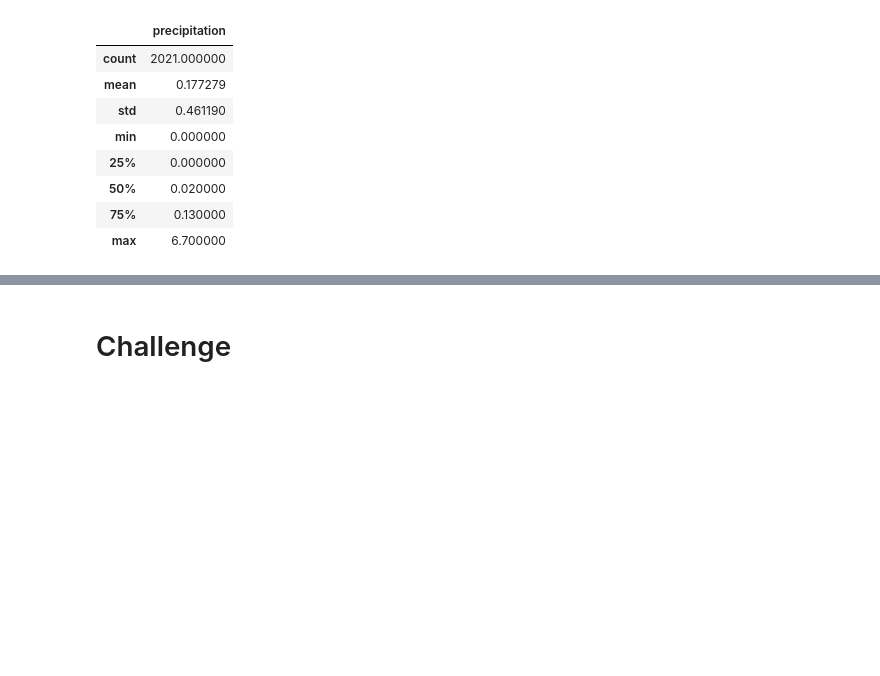
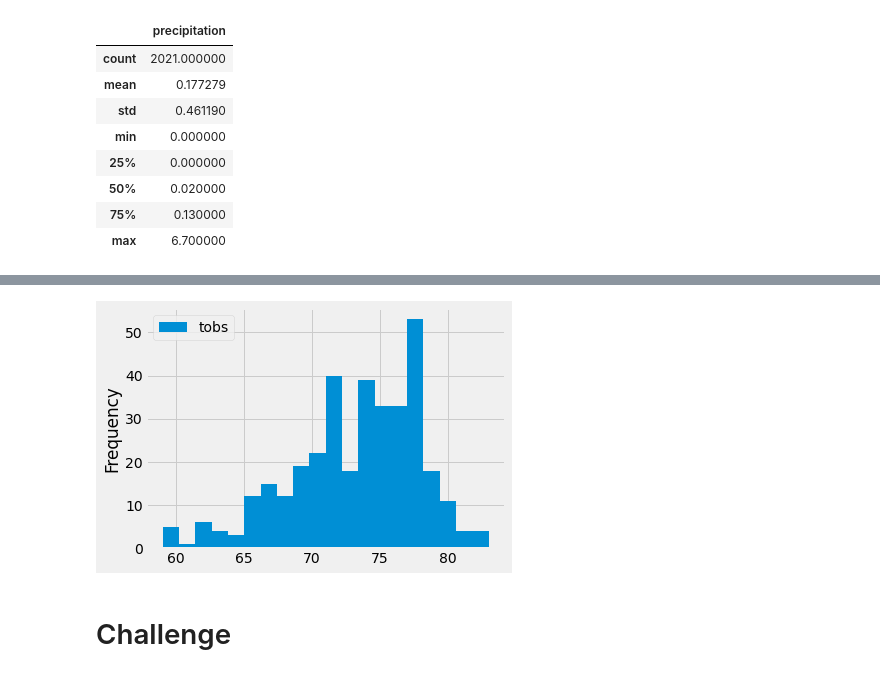
Before and after one commit to BrandonTur90/Surfs_Up, a Jupyter notebook: climate_analysis.ipynb, the cells around one changed output, grey strips where cells are left out. Drawn from its saved outputs; the diff is of its cells as text; code cells hidden in the pictures; blank space fills up the shorter version.

```diff
--- a/climate_analysis.ipynb
+++ b/climate_analysis.ipynb
@@ -87,3 +122,9 @@ df.describe()
+# %%
+# 20 Bin Histogram
+df.plot.hist(bins=20)
+plt.tight_layout()
+# %% [output]
+[figure, added]
 # %%
 # Write a function called `calc_temps` that will accept start date and end date in the format '%Y-%m-%d'
 # and return the minimum, average, and maximum temperatures for that range of dates
```
Also changed, not shown: parts of 5 cells of this notebook.
